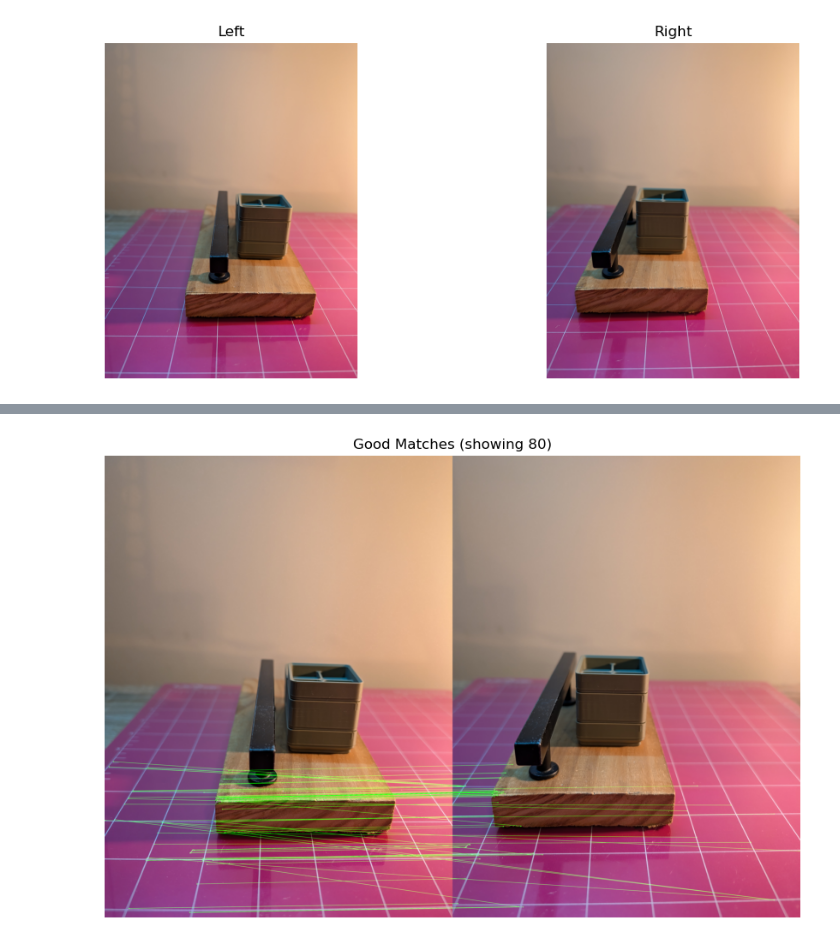
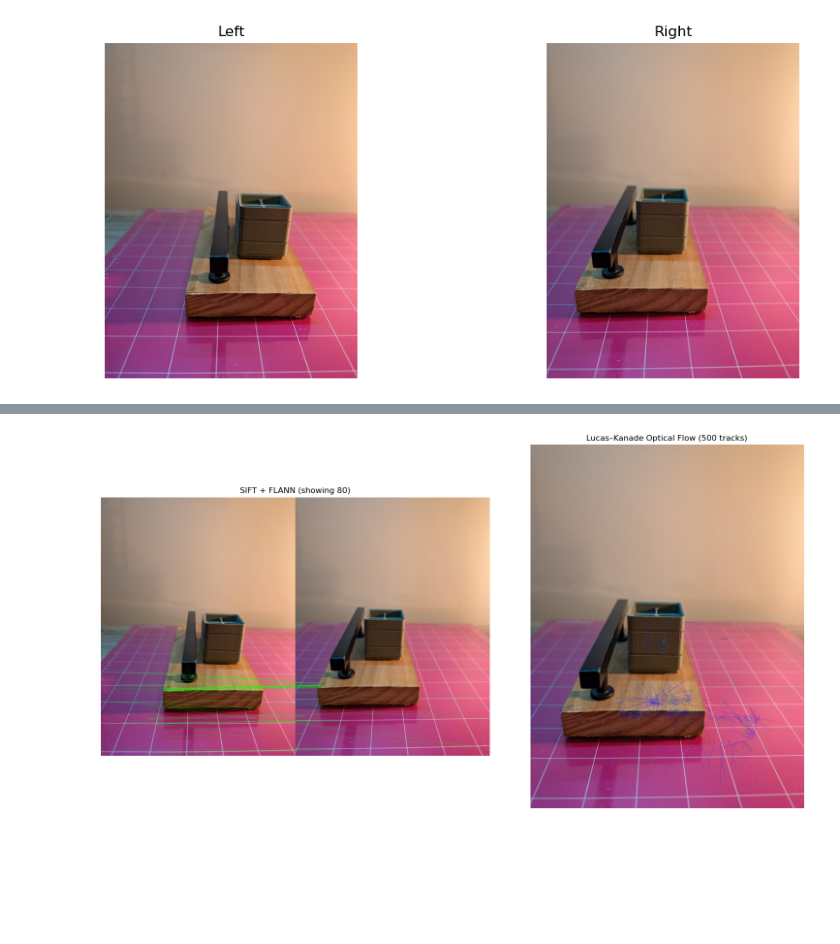
Before and after one commit to avfvrto/computer_vision, a Jupyter notebook: homework04/homework04.ipynb, the cells around one changed output, grey strips where cells are left out. Drawn from its saved outputs; the diff is of its cells as text; code cells hidden in the pictures; blank space fills up the shorter version.

```diff
--- a/homework04/homework04.ipynb
+++ b/homework04/homework04.ipynb
@@ -51,11 +51,14 @@ Left: (4080, 3072, 3) Right: (4080, 3072, 3)
 [figure]
 # %%
 # Section 2: Feature matching
-# We detect features with SIFT, match with FLANN, and filter using Lowe's ratio test.
-# For visualization, we draw thicker & brighter match lines/points to improve visibility.
+
+# 1) we detect features with SIFT
+# 2) match features between the two imageswith FLANN, and
+# 3) filter to limit to good points using Lowe's ratio test.
 
 def detect_and_match(imgL, imgR, ratio=0.75, max_features=5000):
-    # Convert to gray
+
+    # Convert to gray before detecting features
     grayL = cv2.cvtColor(imgL, cv2.COLOR_BGR2GRAY)
     grayR = cv2.cvtColor(imgR, cv2.COLOR_BGR2GRAY)
 
@@ -80,8 +83,9 @@ def detect_and_match(imgL, imgR, ratio=0.75, max_features=5000):
 
 
 def show_feature_matches_bold(imgL, kp1, imgR, kp2, matches, max_display=80):
+
     # subset to avoid clutter
-    matches_to_show = matches[:max_display]
+    matches_to_show = matches[:max_display] # only 80 matches shown to clean up
 
     # Draw default match image
     vis = cv2.drawMatches(
@@ -104,13 +108,85 @@ def show_feature_matches_bold(imgL, kp1, imgR, kp2, matches, max_display=80):
     plt.axis("off")
     plt.show()
 
+# Section 2B: Lucas-Kanade Method
 
+# As an alternative to SIFT + FLANN, we can track points between
+# the left and right images using the Lucas–Kanade optical flow method.
+
+grayL = cv2.cvtColor(imgL, cv2.COLOR_BGR2GRAY)
+grayR = cv2.cvtColor(imgR, cv2.COLOR_BGR2GRAY)
+
+p0 = cv2.goodFeaturesToTrack(grayL, maxCorners=500, qualityLevel=0.01, minDistance=8)
+
+lk_params = dict(winSize=(15,15), maxLevel=2,
+                 criteria=(cv2.TERM_CRITERIA_EPS | cv2.TERM_CRITERIA_COUNT, 10, 0.03))
+
+p1, st, err = cv2.calcOpticalFlowPyrLK(grayL, grayR, p0, None, **lk_params)
+st = st.reshape(-1)
+good_old = p0[st==1]
+good_new = p1[st==1]
+
+print(f"Tracked {len(good_new)} points using Lucas–Kanade Optical Flow")
+
+### VISUALIZATION
+
+vis = imgR.copy()
+for (x1, y1), (x2, y2) in zip(good_old.reshape(-1,2), good_new.reshape(-1,2)):
+    cv2.circle(vis, (int(x2), int(y2)), 3, (0,255,0), -1)
+    cv2.line(vis, (int(x1), int(y1)), (int(x2), int(y2)), (255,0,0), 1)
+
+def side_by_side_sift_lk(imgL, imgR, kps1, kps2, good_matches, pts1_lk, pts2_lk,
+                         max_sift_display=80):
+
+    # SIFT image
+    sift_subset = good_matches[:max_sift_display]
+    sift_vis = cv2.drawMatches(
+        imgL, kps1,
+        imgR, kps2,
+        sift_subset, None,
+        matchColor=(0,255,0),
+        singlePointColor=(0,0,255),
+        flags=cv2.DrawMatchesFlags_NOT_DRAW_SINGLE_POINTS
+    )
+
+    # LK Method image
+    lk_vis = imgR.copy()
+    for (x1, y1), (x2, y2) in zip(pts1_lk, pts2_lk):
+        cv2.circle(lk_vis, (int(x2), int(y2)), 3, (0,255,0), -1)
+        cv2.line(lk_vis, (int(x1), int(y1)), (int(x2), int(y2)), (255,0,0), 1)
+
+    # side by side comparison
+    plt.figure(figsize=(16,8))
+
+    plt.subplot(1,2,1)
+    plt.imshow(cv2.cvtColor(sift_vis, cv2.COLOR_BGR2RGB))
+    plt.title(f"SIFT + FLANN (showing {len(sift_subset)})")
+    plt.axis("off")
+
+    plt.subplot(1,2,2)
+    plt.imshow(cv2.cvtColor(lk_vis, cv2.COLOR_BGR2RGB))
+    plt.title(f"Lucas–Kanade Optical Flow ({len(pts1_lk)} tracks)")
+    plt.axis("off")
+
+    plt.tight_layout()
+    plt.show()
+
+
+# Save these points for later F estimation
+pts1_lk = good_old.reshape(-1,2)
+pts2_lk = good_new.reshape(-1,2)
 
 # Run matching + visualization
 kps1, kps2, good_matches = detect_and_match(imgL, imgR)
-show_feature_matches_bold(imgL, kps1, imgR, kps2, good_matches)
 
 # Extract matched pixel coordinates
 pts1 = np.float32([kps1[m.queryIdx].pt for m in good_matches])
 pts2 = np.float32([kps2[m.trainIdx].pt for m in good_matches])
+
+side_by_side_sift_lk(
+    imgL, imgR,
+    kps1, kps2,
+    good_matches,
+    pts1_lk, pts2_lk
+)
 # %% [output]
@@ -118 +195 @@ SIFT: Raw L=3421, R=2381, Good=643
-[figure, old version]
+[figure, new version]
```
Also changed, not shown: parts of 10 cells of this notebook, 8 other files.
